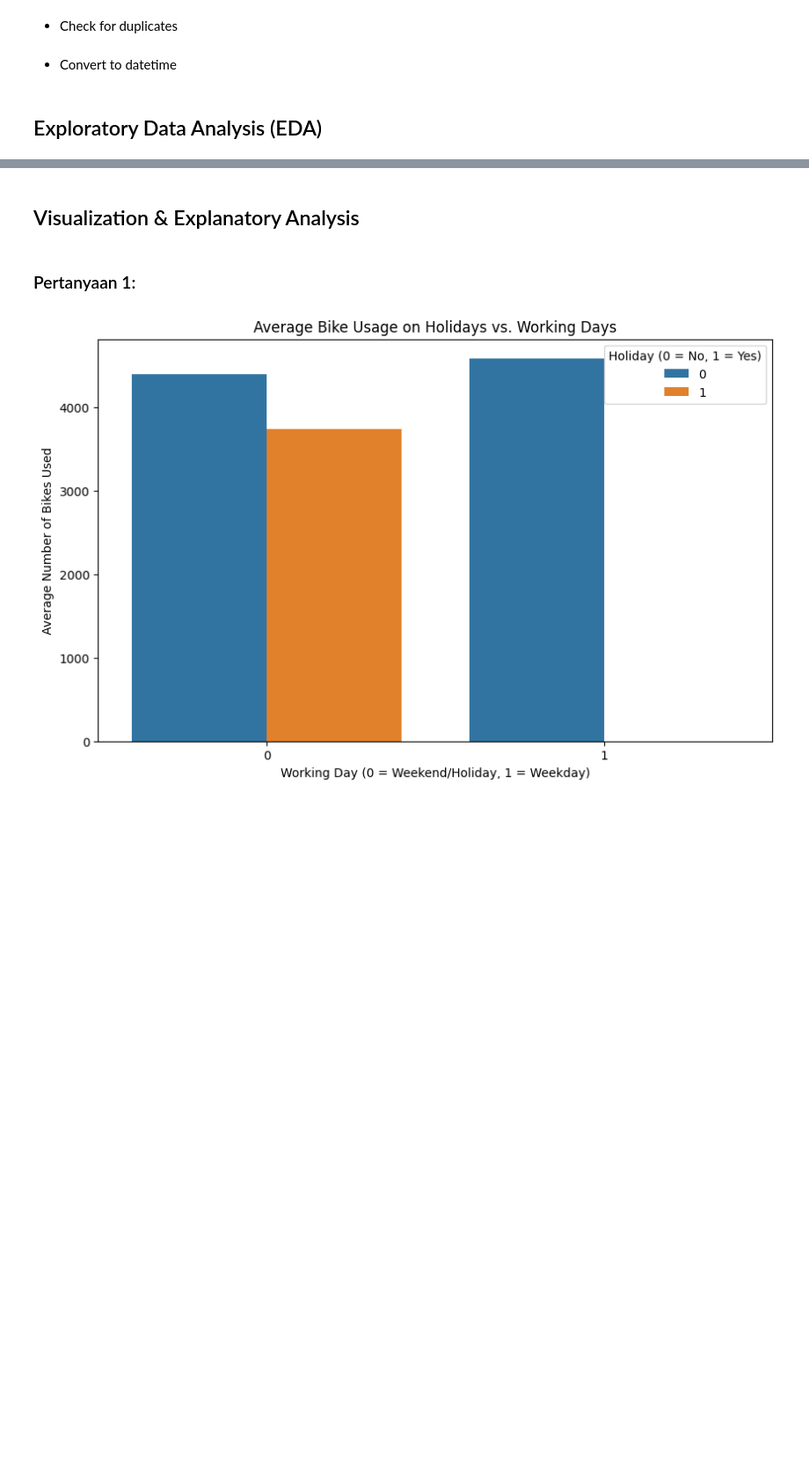
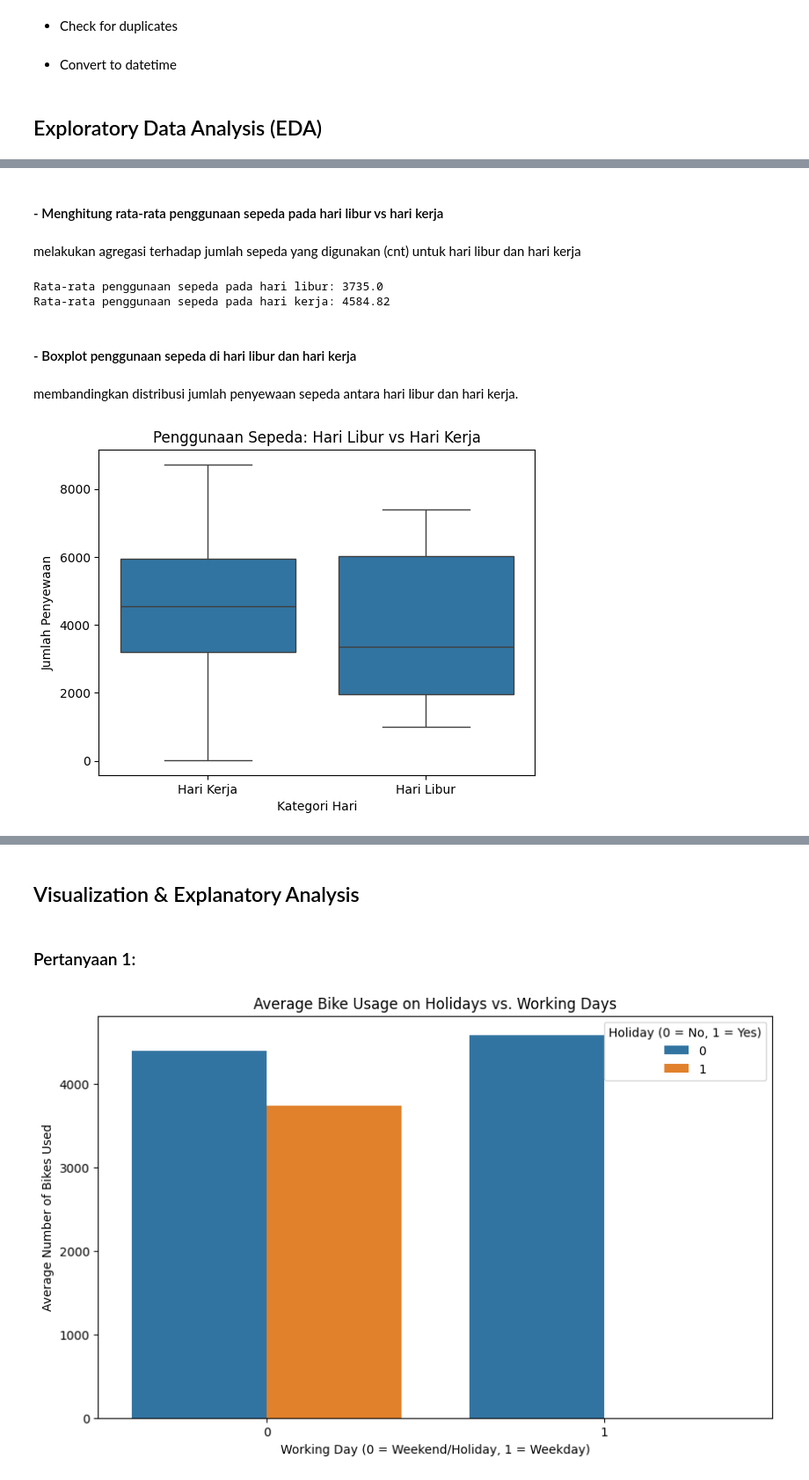
Before and after one commit to rayasya/bike-sharing-analyst, a Jupyter notebook: notebook.ipynb, the cells around one changed output, grey strips where cells are left out. Shown at 88% size. Cells and saved outputs as stored; diff of their text form; code cells hidden in the pictures; blank space fills up the shorter version.

```diff
--- a/notebook.ipynb
+++ b/notebook.ipynb
@@ -56,0 +55,26 @@ data_2.windspeed.max()
+# %% [markdown]
+#### - Menghitung rata-rata penggunaan sepeda pada hari libur vs hari kerja
+# %% [markdown]
+melakukan agregasi terhadap jumlah sepeda yang digunakan (cnt) untuk hari libur dan hari kerja
+# %%
+holiday_usage = data_1[data_1['holiday'] == 1]['cnt'].mean()
+workingday_usage = data_1[data_1['workingday'] == 1]['cnt'].mean()
+
+print(f"Rata-rata penggunaan sepeda pada hari libur: {holiday_usage}")
+print(f"Rata-rata penggunaan sepeda pada hari kerja: {workingday_usage}")
+# %% [output]
+Rata-rata penggunaan sepeda pada hari libur: 3735.0
+Rata-rata penggunaan sepeda pada hari kerja: 4584.82
+# %% [markdown]
+#### - Boxplot penggunaan sepeda di hari libur dan hari kerja
+# %% [markdown]
+membandingkan distribusi jumlah penyewaan sepeda antara hari libur dan hari kerja.
+# %%
+sns.boxplot(x='holiday', y='cnt', data=data_1)
+plt.xticks([0, 1], ['Hari Kerja', 'Hari Libur'])
+plt.title('Penggunaan Sepeda: Hari Libur vs Hari Kerja')
+plt.ylabel('Jumlah Penyewaan')
+plt.xlabel('Kategori Hari')
+plt.show()
+# %% [output]
+[figure, added]
```
Also changed, not shown: parts of 14 cells of this notebook.
